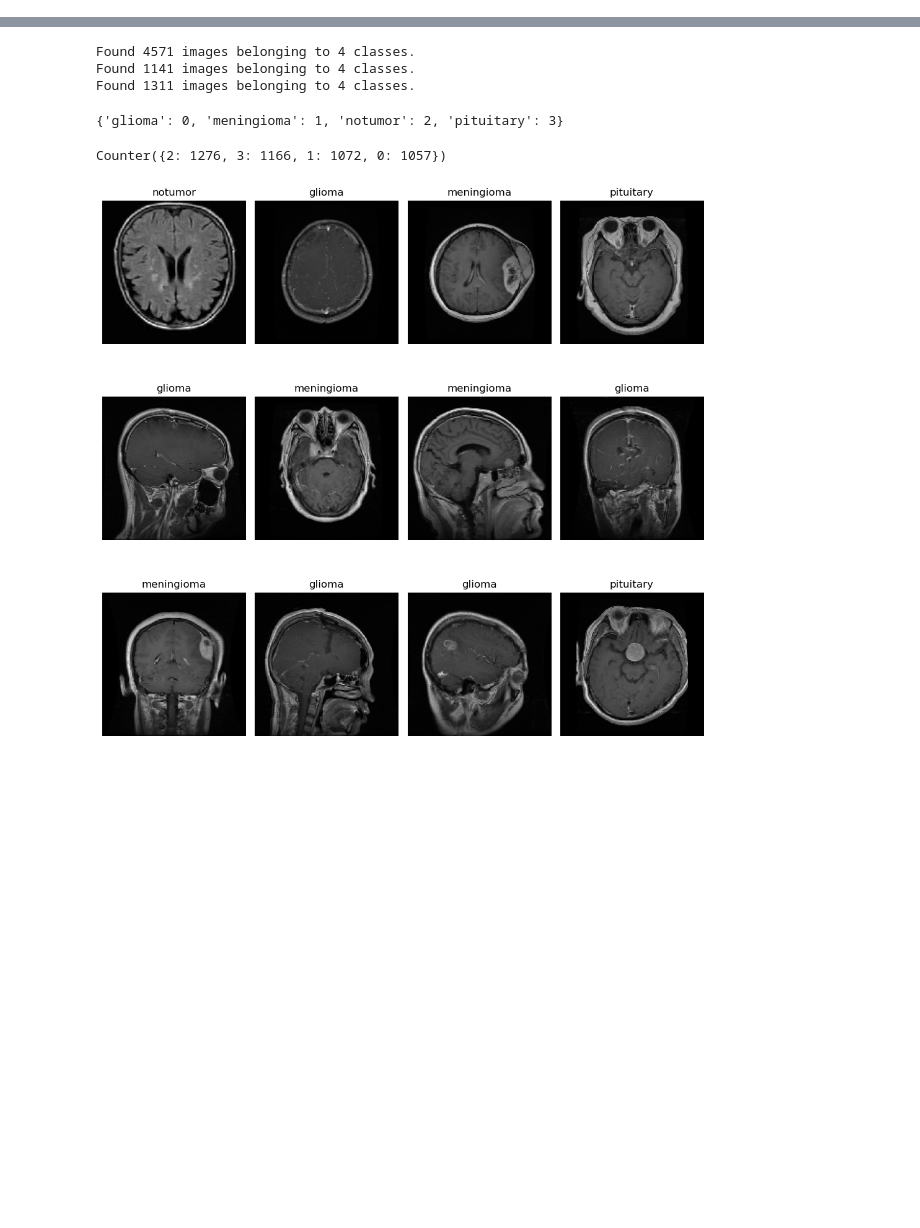
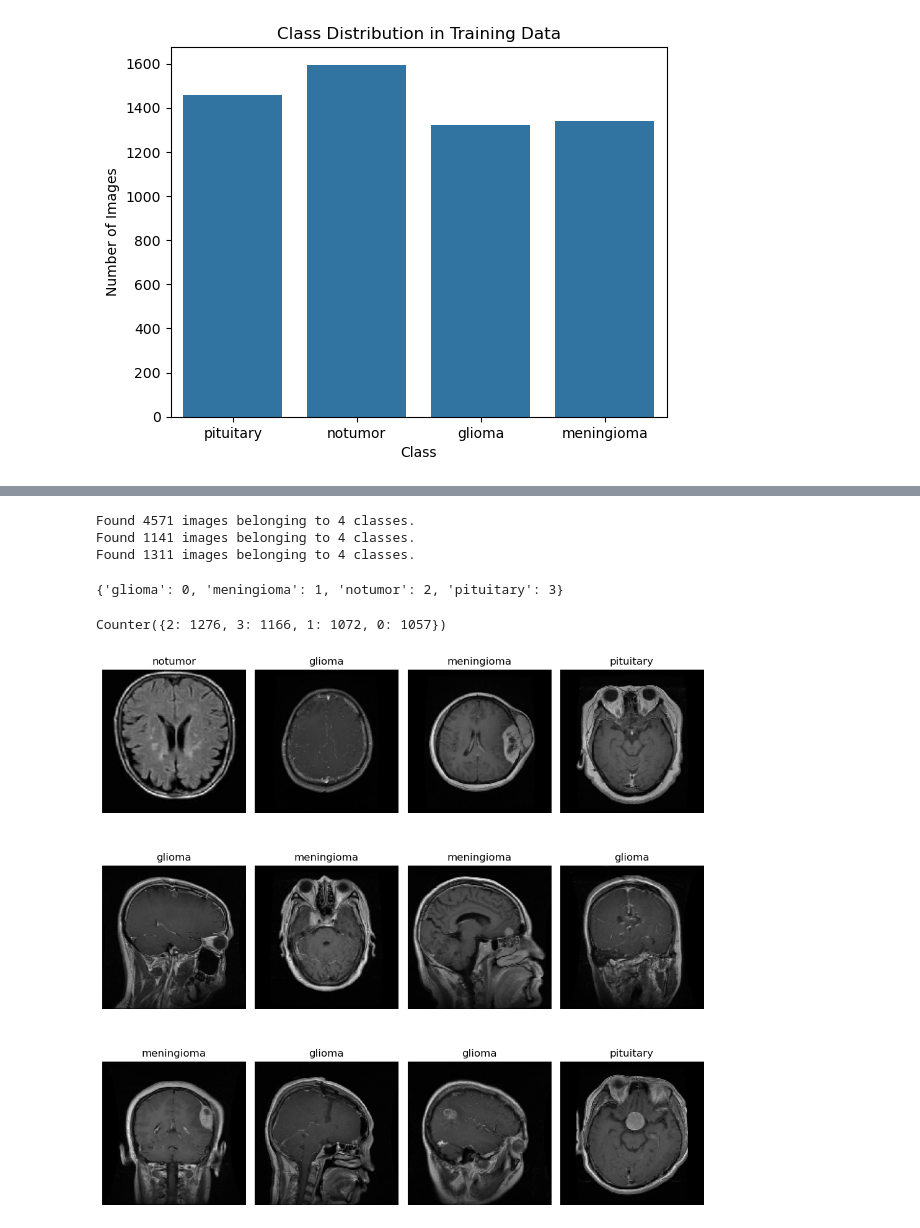
Before and after one commit to dwang917/BrainTumor_CNN, a Jupyter notebook: BrainTumorClassification.ipynb, the cells around one changed output, grey strips where cells are left out. Cells and saved outputs as stored; diff of their text form; code cells hidden in the pictures; blank space fills up the shorter version.

Commit message:
Added some visuals

```diff
--- a/BrainTumorClassification.ipynb
+++ b/BrainTumorClassification.ipynb
@@ -13,3 +13,23 @@ from sklearn.metrics import classification_report, confusion_matrix
 # %%
 train_dir = './Training'
 test_dir = './Testing'
+# %%
+import os
+
+# List the class names (folders in train_dir)
+class_names = os.listdir(train_dir)
+
+# Count the number of images in each class
+class_counts = {}
+for class_name in class_names:
+    class_folder = os.path.join(train_dir, class_name)
+    class_counts[class_name] = len(os.listdir(class_folder))
+
+# Visualize the class distribution
+sns.barplot(x=list(class_counts.keys()), y=list(class_counts.values()))
+plt.title('Class Distribution in Training Data')
+plt.ylabel('Number of Images')
+plt.xlabel('Class')
+plt.show()
+# %% [output]
+[figure, added]
```
Also changed, not shown: parts of 3 cells of this notebook.
